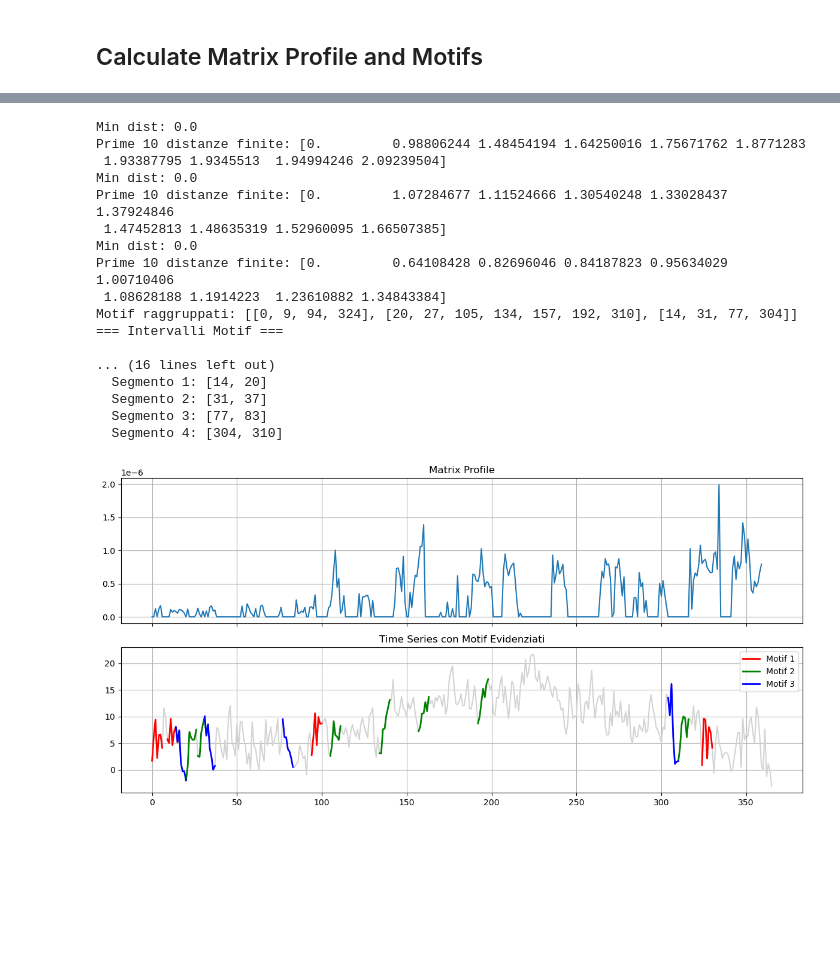
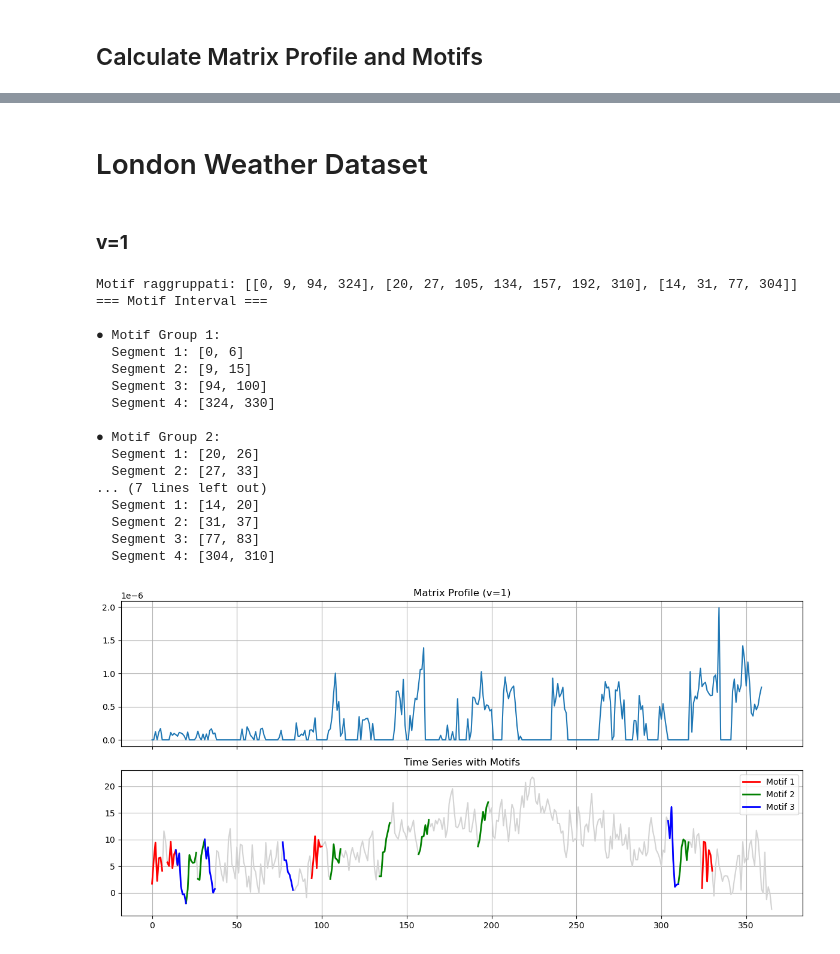
Before and after one commit to S-Nap4/matrixprofile-ts, a Jupyter notebook: docs/examples/Motif Discovery.ipynb, the cells around one changed output, grey strips where cells are left out. Cells and saved outputs as stored; diff of their text form; code cells hidden in the pictures; blank space fills up the shorter version.

```diff
--- a/docs/examples/Motif Discovery.ipynb
+++ b/docs/examples/Motif Discovery.ipynb
@@ -311,3 +320,5 @@ The function returns a tuple `(top_motifs, distances)` which are lists of the sa
+# %% [markdown]
+# London Weather Dataset
 # %%
 london = pd.read_csv("london_weather.csv")
 london['date'] = pd.to_datetime(london['date'])
@@ -328,43 +339,45 @@ for idx in nan_indices:
 london['min_temp'] = min_temp
 
 weather_london = london['min_temp'].values
+# %% [markdown]
+### **v=1**
 # %%
 # Parametri
 m = 7
 v = 1
 
 # Trova i motif
 motifs_l, distances_l, mp_l = find_motifs_stmp(
     ts=weather_london,
     m=m,
     v=v,
     max_motifs=3,
     radius=3
 )
 
 
 print("Motif raggruppati:", motifs_l)
 
 
 print_motif_ranges(motifs_l, m=7)
 
-plot_motifs(weather_london, motifs_l, mp_l, m)
+plot_motifs(weather_london, motifs_l, mp_l, m,v)
 # %% [output]
-Min dist: 0.0
-Prime 10 distanze finite: [0.         0.98806244 1.48454194 1.64250016 1.75671762 1.8771283
- 1.93387795 1.9345513  1.94994246 2.09239504]
-Min dist: 0.0
-Prime 10 distanze finite: [0.         1.07284677 1.11524666 1.30540248 1.33028437 1.37924846
- 1.47452813 1.48635319 1.52960095 1.66507385]
-Min dist: 0.0
-Prime 10 distanze finite: [0.         0.64108428 0.82696046 0.84187823 0.95634029 1.00710406
- 1.08628188 1.1914223  1.23610882 1.34843384]
 Motif raggruppati: [[0, 9, 94, 324], [20, 27, 105, 134, 157, 192, 310], [14, 31, 77, 304]]
-=== Intervalli Motif ===
+=== Motif Interval ===
 
-... (16 lines left out)
-  Segmento 1: [14, 20]
-  Segmento 2: [31, 37]
-  Segmento 3: [77, 83]
-  Segmento 4: [304, 310]
+● Motif Group 1:
+  Segment 1: [0, 6]
+  Segment 2: [9, 15]
+  Segment 3: [94, 100]
+  Segment 4: [324, 330]
+
+● Motif Group 2:
+  Segment 1: [20, 26]
+  Segment 2: [27, 33]
+... (7 lines left out)
+  Segment 1: [14, 20]
+  Segment 2: [31, 37]
+  Segment 3: [77, 83]
+  Segment 4: [304, 310]
-[figure, old version]
+[figure, new version]
```
Also changed, not shown: parts of 12 cells of this notebook, 6 other files.
